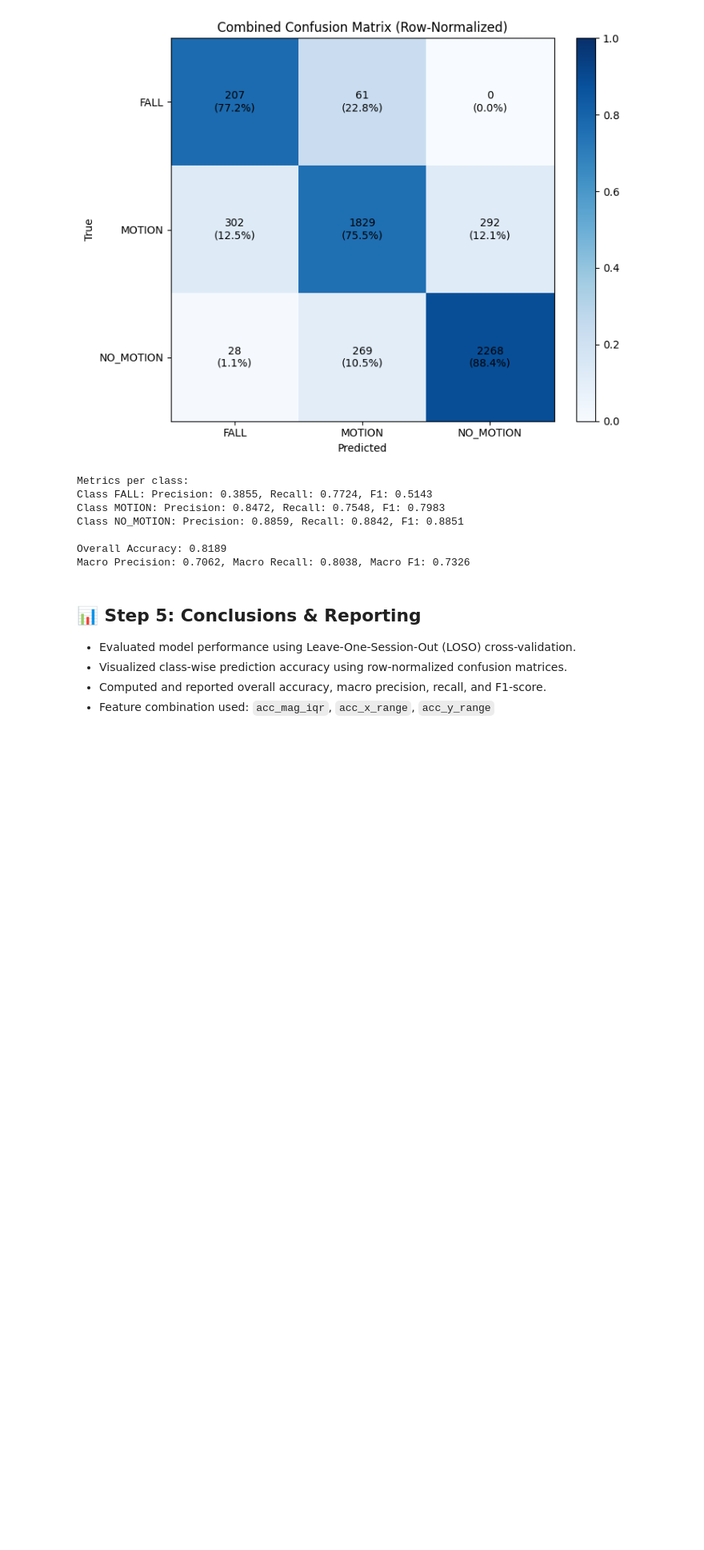
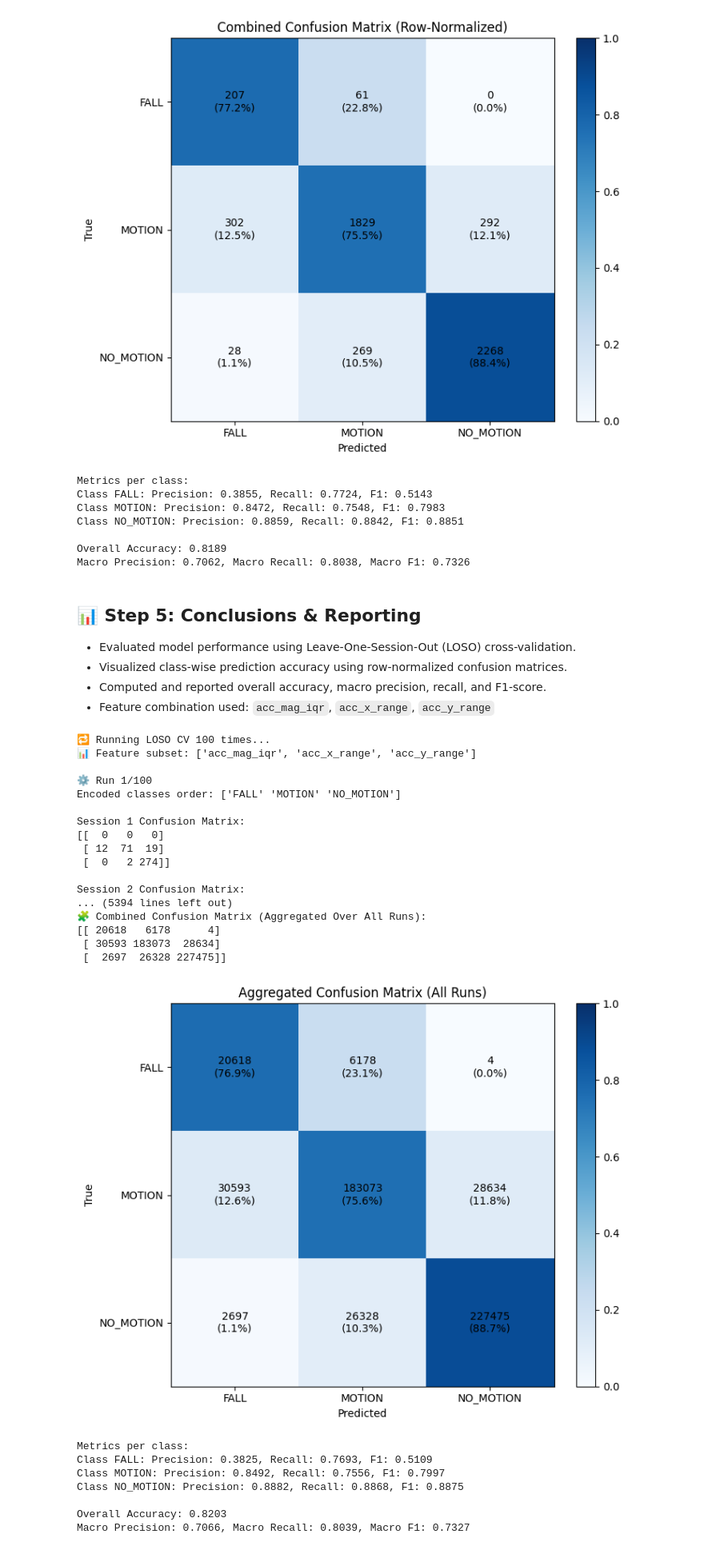
Before and after one commit to sankoktas/bhi360-fall-detection, a Jupyter notebook: motion_classifier.ipynb, the cells around one changed output. Shown at 80% size. Cells and saved outputs as stored; diff of their text form; code cells hidden in the pictures; blank space fills up the shorter version.

```diff
--- a/motion_classifier.ipynb
+++ b/motion_classifier.ipynb
@@ -699,0 +751,30 @@ Macro Precision: 0.7062, Macro Recall: 0.8038, Macro F1: 0.7326
+# %%
+df_raw = read_data("labeled_data/formatted_sorted_id.csv")
+df_features = extract_advanced_features_from_timeseries(df_raw, window_size=2, step_size=0.25, do_fft=True)
+main()
+# %% [output]
+🔁 Running LOSO CV 100 times...
+📊 Feature subset: ['acc_mag_iqr', 'acc_x_range', 'acc_y_range']
+
+⚙️ Run 1/100
+Encoded classes order: ['FALL' 'MOTION' 'NO_MOTION']
+
+Session 1 Confusion Matrix:
+[[  0   0   0]
+ [ 12  71  19]
+ [  0   2 274]]
+
+Session 2 Confusion Matrix:
+... (5394 lines left out)
+🧩 Combined Confusion Matrix (Aggregated Over All Runs):
+[[ 20618   6178      4]
+ [ 30593 183073  28634]
+ [  2697  26328 227475]]
+[figure, added]
+Metrics per class:
+Class FALL: Precision: 0.3825, Recall: 0.7693, F1: 0.5109
+Class MOTION: Precision: 0.8492, Recall: 0.7556, F1: 0.7997
+Class NO_MOTION: Precision: 0.8882, Recall: 0.8868, F1: 0.8875
+
+Overall Accuracy: 0.8203
+Macro Precision: 0.7066, Macro Recall: 0.8039, Macro F1: 0.7327
```
Also changed, not shown: parts of 2 cells of this notebook.
